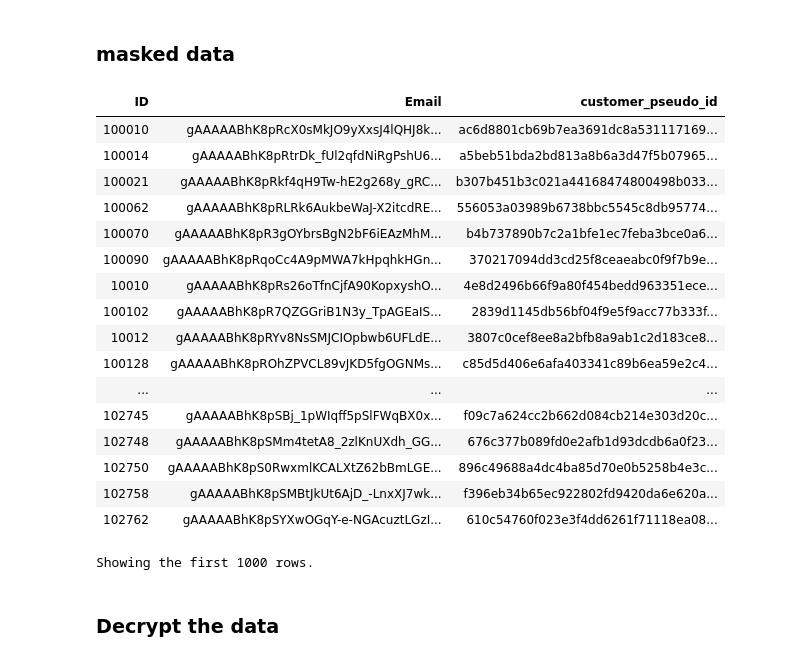
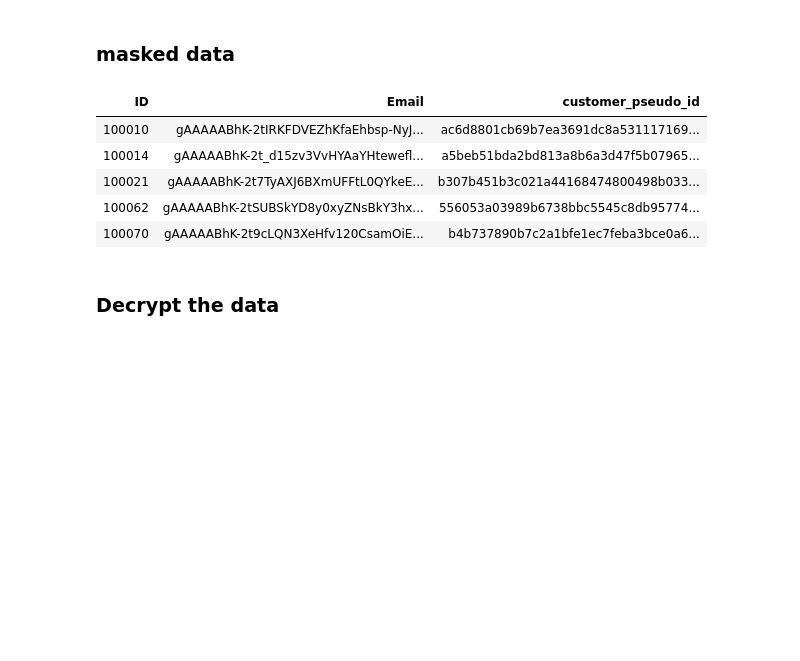
Before and after one commit to Sam-Panda/dbkpocs, a Jupyter notebook: databricks_results/GDPR_implementation.ipynb, the cells around one changed output. Cells and saved outputs as stored; diff of their text form; code cells hidden in the pictures; blank space fills up the shorter version.

```diff
--- a/databricks_results/GDPR_implementation.ipynb
+++ b/databricks_results/GDPR_implementation.ipynb
@@ -172,26 +148,14 @@ encrypted.write.format("delta").mode("overwrite").option("overwriteSchema", "tru
 # %%
 %sql
 
-select ID, Email, customer_pseudo_id from gdpr.raw_customer_data
+select ID, Email, customer_pseudo_id from gdpr.raw_customer_data limit 5
 # %% [output]
 | ID | Email | customer_pseudo_id |
-| 100010 | gAAAAABhK8pRcX0sMkJO9yXxsJ4lQHJ8k... | ac6d8801cb69b7ea3691dc8a531117169... |
-| 100014 | gAAAAABhK8pRtrDk_fUl2qfdNiRgPshU6... | a5beb51bda2bd813a8b6a3d47f5b07965... |
-| 100021 | gAAAAABhK8pRkf4qH9Tw-hE2g268y_gRC... | b307b451b3c021a44168474800498b033... |
-| 100062 | gAAAAABhK8pRLRk6AukbeWaJ-X2itcdRE... | 556053a03989b6738bbc5545c8db95774... |
-| 100070 | gAAAAABhK8pR3gOYbrsBgN2bF6iEAzMhM... | b4b737890b7c2a1bfe1ec7feba3bce0a6... |
-| 100090 | gAAAAABhK8pRqoCc4A9pMWA7kHpqhkHGn... | 370217094dd3cd25f8ceaeabc0f9f7b9e... |
-| 10010 | gAAAAABhK8pRs26oTfnCjfA90KopxyshO... | 4e8d2496b66f9a80f454bedd963351ece... |
-| 100102 | gAAAAABhK8pR7QZGGriB1N3y_TpAGEaIS... | 2839d1145db56bf04f9e5f9acc77b333f... |
-| 10012 | gAAAAABhK8pRYv8NsSMJCIOpbwb6UFLdE... | 3807c0cef8ee8a2bfb8a9ab1c2d183ce8... |
-| 100128 | gAAAAABhK8pROhZPVCL89vJKD5fgOGNMs... | c85d5d406e6afa403341c89b6ea59e2c4... |
-| ... | ... | ... |
-| 102745 | gAAAAABhK8pSBj_1pWIqff5pSlFWqBX0x... | f09c7a624cc2b662d084cb214e303d20c... |
-| 102748 | gAAAAABhK8pSMm4tetA8_2zlKnUXdh_GG... | 676c377b089fd0e2afb1d93dcdb6a0f23... |
-| 102750 | gAAAAABhK8pS0RwxmlKCALXtZ62bBmLGE... | 896c49688a4dc4ba85d70e0b5258b4e3c... |
-| 102758 | gAAAAABhK8pSMBtJkUt6AjD_-LnxXJ7wk... | f396eb34b65ec922802fd9420da6e620a... |
-| 102762 | gAAAAABhK8pSYXwOGqY-e-NGAcuztLGzI... | 610c54760f023e3f4dd6261f71118ea08... |
+| 100010 | gAAAAABhK-2tIRKFDVEZhKfaEhbsp-NyJ... | ac6d8801cb69b7ea3691dc8a531117169... |
+| 100014 | gAAAAABhK-2t_d15zv3VvHYAaYHtewefl... | a5beb51bda2bd813a8b6a3d47f5b07965... |
+| 100021 | gAAAAABhK-2t7TyAXJ6BXmUFFtL0QYkeE... | b307b451b3c021a44168474800498b033... |
+| 100062 | gAAAAABhK-2tSUBSkYD8y0xyZNsBkY3hx... | 556053a03989b6738bbc5545c8db95774... |
+| 100070 | gAAAAABhK-2t9cLQN3XeHfv120CsamOiE... | b4b737890b7c2a1bfe1ec7feba3bce0a6... |
-Showing the first 1000 rows.
 # %% [markdown]
 ### Decrypt the data
 # %% [markdown]
```
Also changed, not shown: parts of 8 cells of this notebook, 1 other file.
